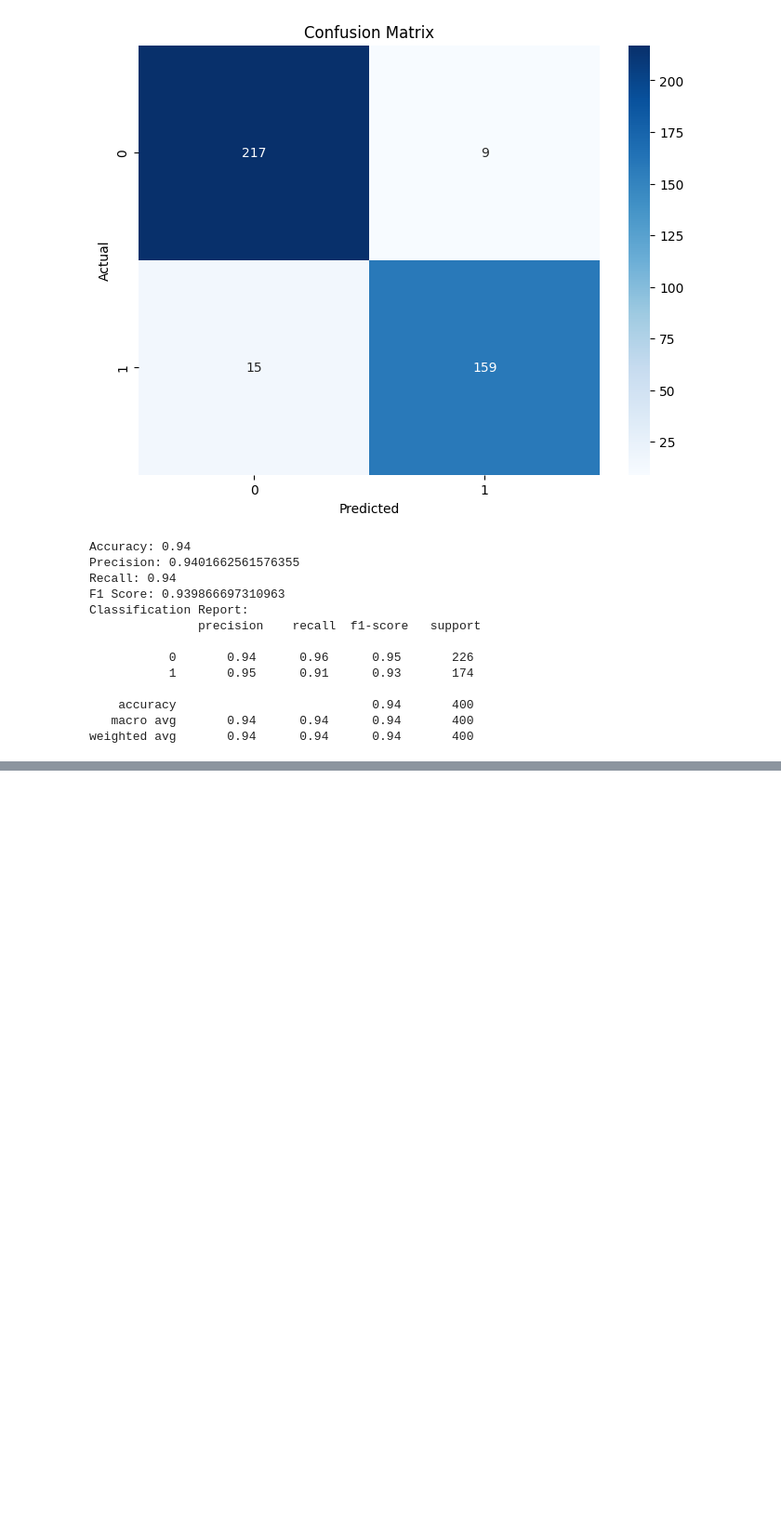
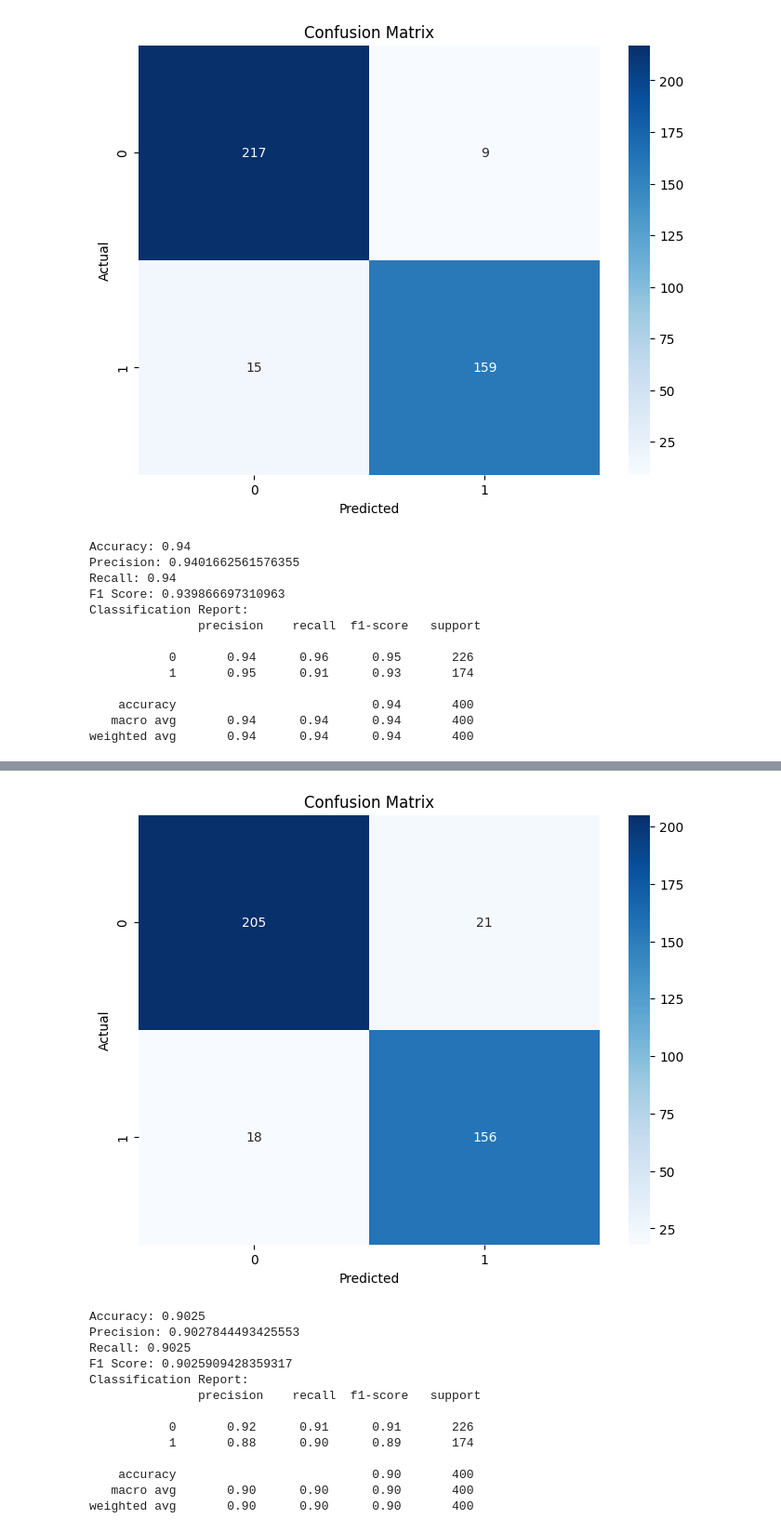
Before and after one commit to poddardelhi/Credit_modeller, a Jupyter notebook: Credit_Analysis.ipynb, the cells around one changed output, grey strips where cells are left out. Shown: that part at 93% size. Drawn from its saved outputs; the diff is of its cells as text; code cells hidden in the pictures; blank space fills up the shorter version.

```diff
--- a/Credit_Analysis.ipynb
+++ b/Credit_Analysis.ipynb
@@ -191,0 +236,59 @@ weighted avg       0.94      0.94      0.94       400
+# %%
+from sklearn.ensemble import RandomForestClassifier
+from sklearn.metrics import classification_report, accuracy_score, precision_score, recall_score, f1_score, confusion_matrix
+import matplotlib.pyplot as plt
+import seaborn as sns
+
+random_forest =  RandomForestClassifier(random_state=110)
+
+# Train the Random Forest Classifier
+random_forest.fit(X_train, Y_train)
+
+# Predit on the test set
+Y_predict = random_forest.predict (X_test)
+
+# Calculate the accuracy
+accuracy = accuracy_score (Y_test, Y_predict)
+
+# Calculate precision, recall, and F1 score
+precision = precision_score(Y_test, Y_predict, average='weighted')
+recall = recall_score(Y_test, Y_predict, average='weighted')
+f1 = f1_score(Y_test, Y_predict, average='weighted')
+
+# Generate a classification report
+classification_rep = classification_report(Y_test, Y_predict)
+
+# Generate a confusion matrix
+conf_matrix = confusion_matrix(Y_test, Y_predict)
+
+# Plot the confusion matrix
+plt.figure(figsize=(8, 6))
+sns.heatmap(conf_matrix, annot=True, fmt='d', cmap='Blues')
+plt.xlabel('Predicted')
+plt.ylabel('Actual')
+plt.title('Confusion Matrix')
+plt.show()
+
+# Print evaluation metrics separately
+print("Accuracy:", accuracy)
+print("Precision:", precision)
+print("Recall:", recall)
+print("F1 Score:", f1)
+
+# Print the classification report
+print("Classification Report:\n", classification_rep)
+# %% [output]
+[figure, added]
+Accuracy: 0.9025
+Precision: 0.9027844493425553
+Recall: 0.9025
+F1 Score: 0.9025909428359317
+Classification Report:
+               precision    recall  f1-score   support
+
+           0       0.92      0.91      0.91       226
+           1       0.88      0.90      0.89       174
+
+    accuracy                           0.90       400
+   macro avg       0.90      0.90      0.90       400
+weighted avg       0.90      0.90      0.90       400
```
Also changed, not shown: parts of 5 cells of this notebook.
